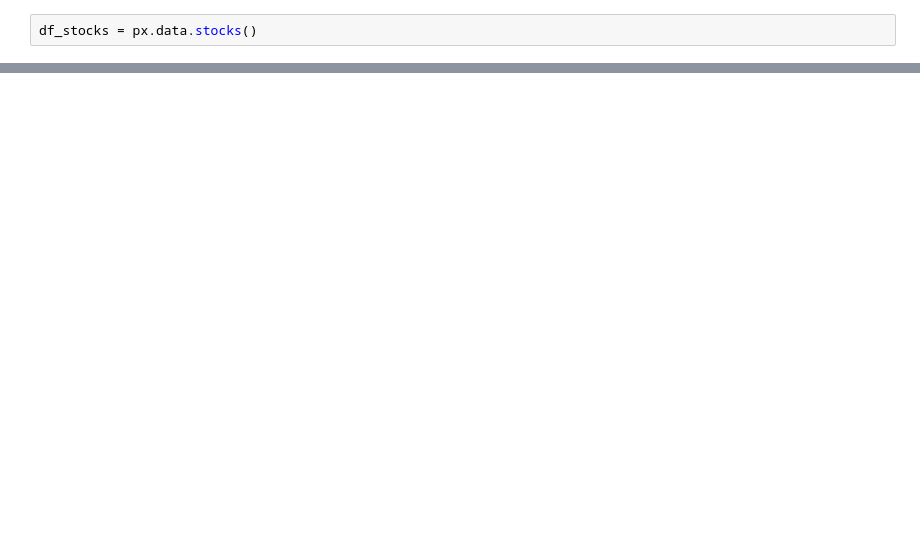
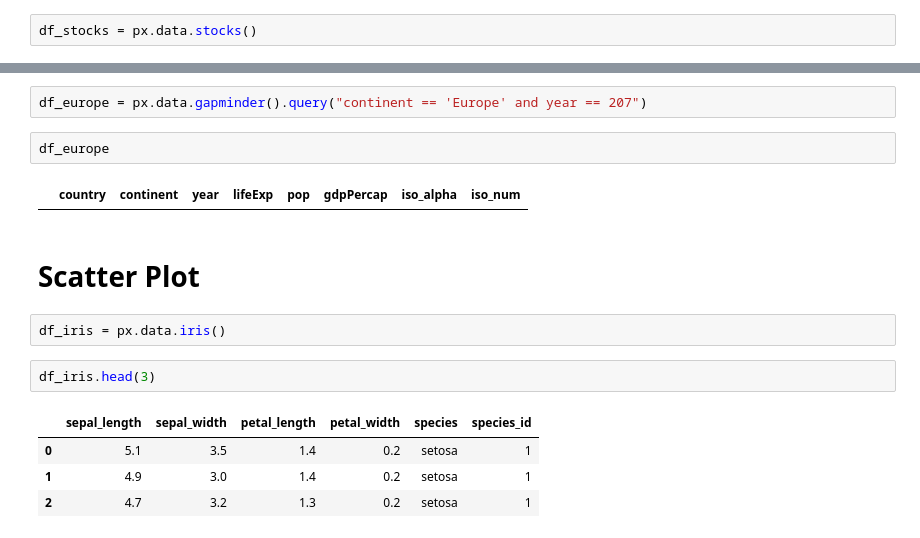
Before and after one commit to rshby/dicoding_ml_lanjutan, a Jupyter notebook: coba_plotly.ipynb, the cells around one changed output, grey strips where cells are left out. Drawn from its saved outputs; the diff is of its cells as text; blank space fills up the shorter version.

```diff
--- a/coba_plotly.ipynb
+++ b/coba_plotly.ipynb
@@ -95,0 +123,17 @@ fig
+# %%
+df_europe = px.data.gapminder().query("continent == 'Europe' and year == 207")
+# %%
+df_europe
+# %% [output]
+|  | country | continent | year | lifeExp | pop | gdpPercap | iso_alpha | iso_num |
+# %% [markdown]
+# Scatter Plot
+# %%
+df_iris = px.data.iris()
+# %%
+df_iris.head(3)
+# %% [output]
+|  | sepal_length | sepal_width | petal_length | petal_width | species | species_id |
+| 0 | 5.1 | 3.5 | 1.4 | 0.2 | setosa | 1 |
+| 1 | 4.9 | 3.0 | 1.4 | 0.2 | setosa | 1 |
+| 2 | 4.7 | 3.2 | 1.3 | 0.2 | setosa | 1 |
```
Also changed, not shown: parts of 9 cells of this notebook.
